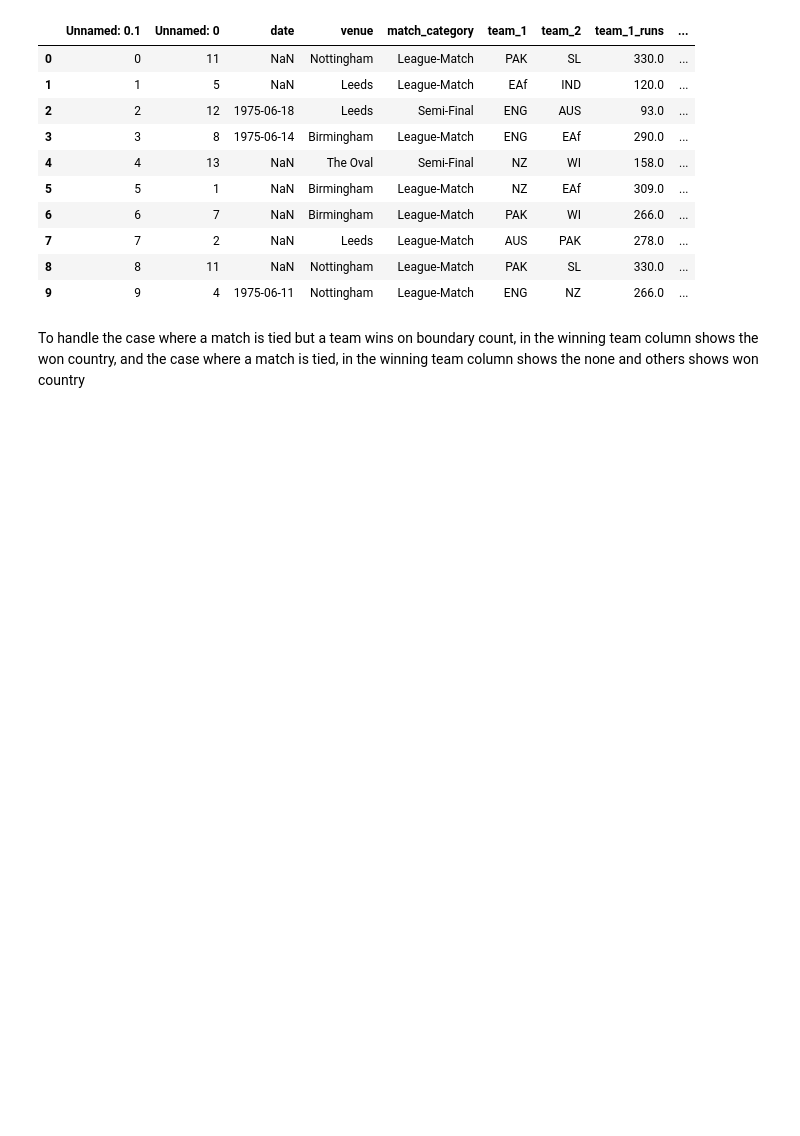
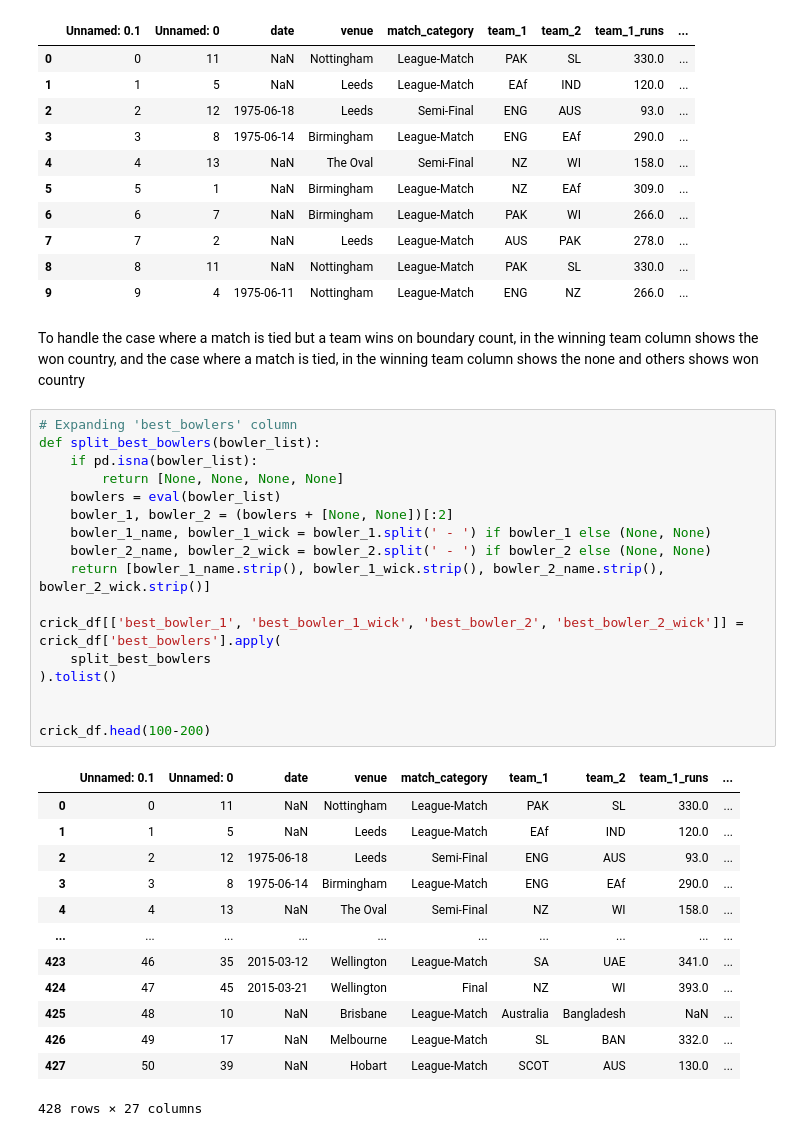
Before and after one commit to SewminiRanasinghe/PyDataProject, a Jupyter notebook: main.ipynb, the cells around one changed output. Cells and saved outputs as stored; diff of their text form; blank space fills up the shorter version.

Commit message:
add best bowlers

```diff
--- a/main.ipynb
+++ b/main.ipynb
@@ -112,3 +112,34 @@ crick_df.head(10)
 | 9 | 9 | 4 | 1975-06-11 | Nottingham | League-Match | ENG | NZ | 266.0 | ... |
 # %% [markdown]
 To handle the case where a match is tied but a team wins on boundary count, in the winning team column shows the won country, and the case where a match is tied, in the winning team column shows the none and others shows won country
+# %%
+# Expanding 'best_bowlers' column
+def split_best_bowlers(bowler_list):
+    if pd.isna(bowler_list):
+        return [None, None, None, None]
+    bowlers = eval(bowler_list)
+    bowler_1, bowler_2 = (bowlers + [None, None])[:2]
+    bowler_1_name, bowler_1_wick = bowler_1.split(' - ') if bowler_1 else (None, None)
+    bowler_2_name, bowler_2_wick = bowler_2.split(' - ') if bowler_2 else (None, None)
+    return [bowler_1_name.strip(), bowler_1_wick.strip(), bowler_2_name.strip(), bowler_2_wick.strip()]
+
+crick_df[['best_bowler_1', 'best_bowler_1_wick', 'best_bowler_2', 'best_bowler_2_wick']] = crick_df['best_bowlers'].apply(
+    split_best_bowlers
+).tolist()
+
+
+crick_df.head(100-200)
+# %% [output]
+|  | Unnamed: 0.1 | Unnamed: 0 | date | venue | match_category | team_1 | team_2 | team_1_runs | ... |
+| 0 | 0 | 11 | NaN | Nottingham | League-Match | PAK | SL | 330.0 | ... |
+| 1 | 1 | 5 | NaN | Leeds | League-Match | EAf | IND | 120.0 | ... |
+| 2 | 2 | 12 | 1975-06-18 | Leeds | Semi-Final | ENG | AUS | 93.0 | ... |
+| 3 | 3 | 8 | 1975-06-14 | Birmingham | League-Match | ENG | EAf | 290.0 | ... |
+| 4 | 4 | 13 | NaN | The Oval | Semi-Final | NZ | WI | 158.0 | ... |
+| ... | ... | ... | ... | ... | ... | ... | ... | ... | ... |
+| 423 | 46 | 35 | 2015-03-12 | Wellington | League-Match | SA | UAE | 341.0 | ... |
+| 424 | 47 | 45 | 2015-03-21 | Wellington | Final | NZ | WI | 393.0 | ... |
+| 425 | 48 | 10 | NaN | Brisbane | League-Match | Australia | Bangladesh | NaN | ... |
+| 426 | 49 | 17 | NaN | Melbourne | League-Match | SL | BAN | 332.0 | ... |
+| 427 | 50 | 39 | NaN | Hobart | League-Match | SCOT | AUS | 130.0 | ... |
+428 rows × 27 columns
```
